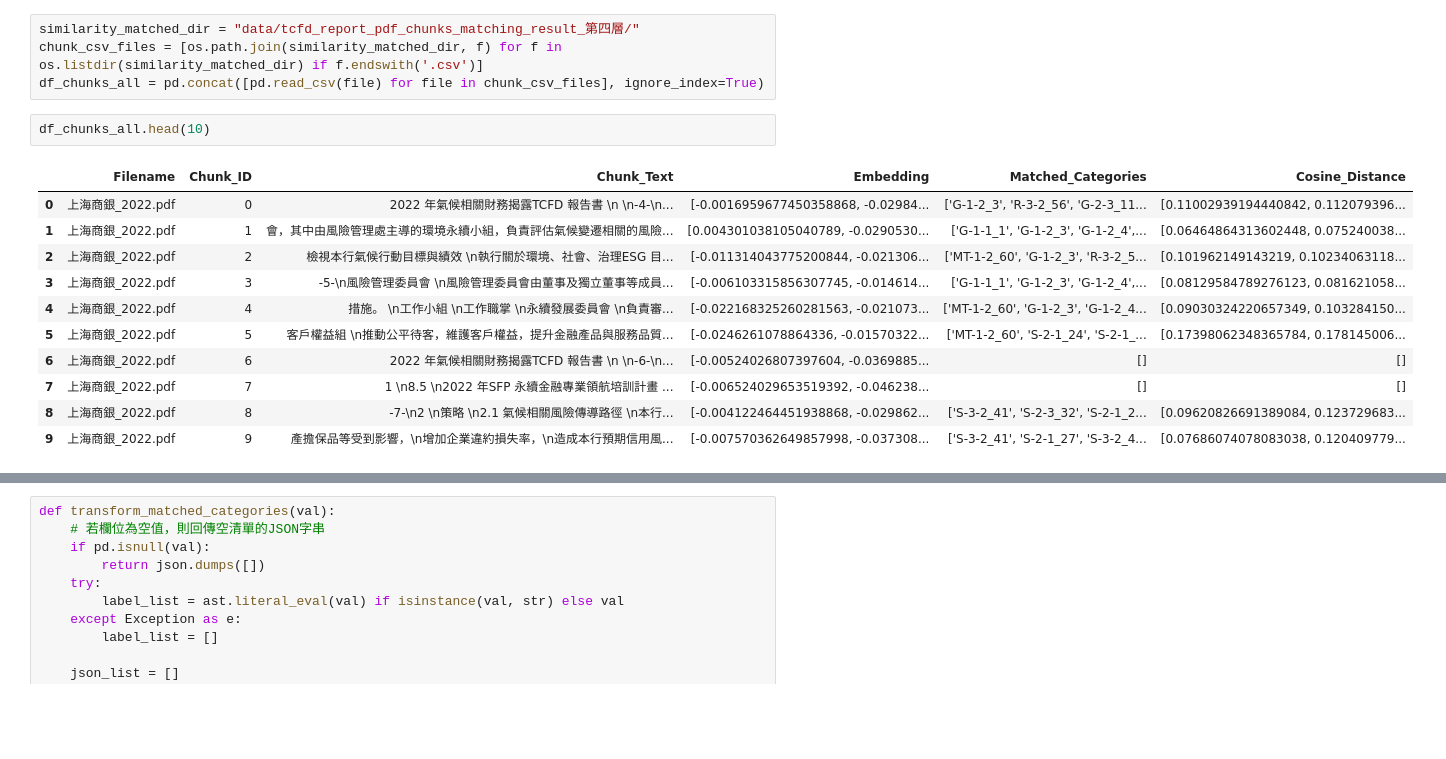
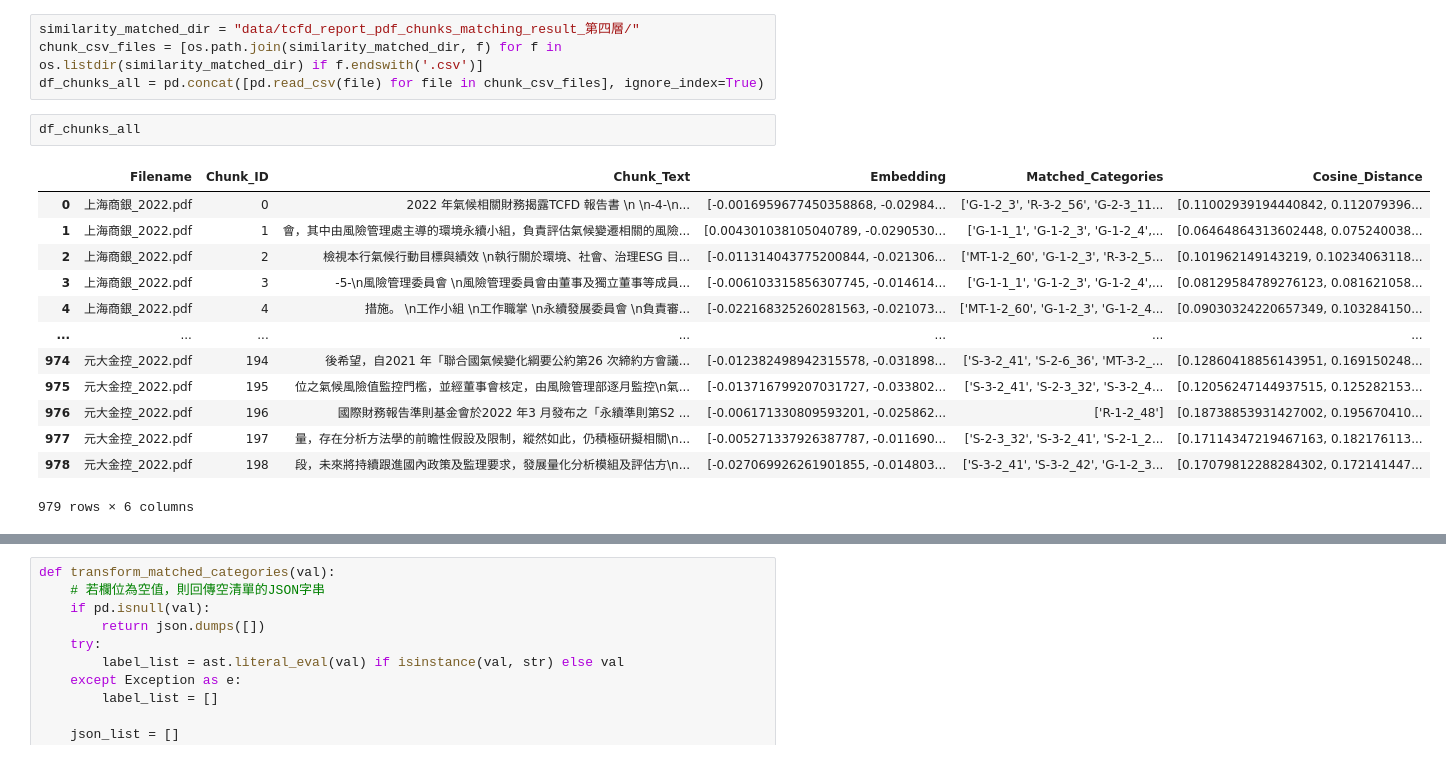
Before and after one commit to Mattis3858/Automated-model-to-assess-TCFD-reports, a Jupyter notebook: llm_second_verification_accuracy_analysis.ipynb, the cells around one changed output, grey strips where cells are left out. Cells and saved outputs as stored; diff of their text form; blank space fills up the shorter version.

```diff
--- a/llm_second_verification_accuracy_analysis.ipynb
+++ b/llm_second_verification_accuracy_analysis.ipynb
@@ -94,19 +94,21 @@ similarity_matched_dir = "data/tcfd_report_pdf_chunks_matching_result_第四層/
 chunk_csv_files = [os.path.join(similarity_matched_dir, f) for f in os.listdir(similarity_matched_dir) if f.endswith('.csv')]
 df_chunks_all = pd.concat([pd.read_csv(file) for file in chunk_csv_files], ignore_index=True)
 # %%
-df_chunks_all.head(10)
+df_chunks_all
 # %% [output]
 |  | Filename | Chunk_ID | Chunk_Text | Embedding | Matched_Categories | Cosine_Distance |
 | 0 | 上海商銀_2022.pdf | 0 | 2022 年氣候相關財務揭露TCFD 報告書 \n \n-4-\n... | [-0.0016959677450358868, -0.02984... | ['G-1-2_3', 'R-3-2_56', 'G-2-3_11... | [0.11002939194440842, 0.112079396... |
 | 1 | 上海商銀_2022.pdf | 1 | 會，其中由風險管理處主導的環境永續小組，負責評估氣候變遷相關的風險... | [0.004301038105040789, -0.0290530... | ['G-1-1_1', 'G-1-2_3', 'G-1-2_4',... | [0.06464864313602448, 0.075240038... |
 | 2 | 上海商銀_2022.pdf | 2 | 檢視本行氣候行動目標與績效 \n執行關於環境、社會、治理ESG 目... | [-0.011314043775200844, -0.021306... | ['MT-1-2_60', 'G-1-2_3', 'R-3-2_5... | [0.101962149143219, 0.10234063118... |
 | 3 | 上海商銀_2022.pdf | 3 | -5-\n風險管理委員會 \n風險管理委員會由董事及獨立董事等成員... | [-0.006103315856307745, -0.014614... | ['G-1-1_1', 'G-1-2_3', 'G-1-2_4',... | [0.08129584789276123, 0.081621058... |
 | 4 | 上海商銀_2022.pdf | 4 | 措施。 \n工作小組 \n工作職掌 \n永續發展委員會 \n負責審... | [-0.022168325260281563, -0.021073... | ['MT-1-2_60', 'G-1-2_3', 'G-1-2_4... | [0.09030324220657349, 0.103284150... |
-| 5 | 上海商銀_2022.pdf | 5 | 客戶權益組 \n推動公平待客，維護客戶權益，提升金融產品與服務品質... | [-0.0246261078864336, -0.01570322... | ['MT-1-2_60', 'S-2-1_24', 'S-2-1_... | [0.17398062348365784, 0.178145006... |
-| 6 | 上海商銀_2022.pdf | 6 | 2022 年氣候相關財務揭露TCFD 報告書 \n \n-6-\n... | [-0.00524026807397604, -0.0369885... | [] | [] |
-| 7 | 上海商銀_2022.pdf | 7 | 1 \n8.5 \n2022 年SFP 永續金融專業領航培訓計畫 ... | [-0.006524029653519392, -0.046238... | [] | [] |
-| 8 | 上海商銀_2022.pdf | 8 | -7-\n2 \n策略 \n2.1 氣候相關風險傳導路徑 \n本行... | [-0.004122464451938868, -0.029862... | ['S-3-2_41', 'S-2-3_32', 'S-2-1_2... | [0.09620826691389084, 0.123729683... |
-| 9 | 上海商銀_2022.pdf | 9 | 產擔保品等受到影響，\n增加企業違約損失率，\n造成本行預期信用風... | [-0.007570362649857998, -0.037308... | ['S-3-2_41', 'S-2-1_27', 'S-3-2_4... | [0.07686074078083038, 0.120409779... |
+| ... | ... | ... | ... | ... | ... | ... |
+| 974 | 元大金控_2022.pdf | 194 | 後希望，自2021 年「聯合國氣候變化綱要公約第26 次締約方會議... | [-0.012382498942315578, -0.031898... | ['S-3-2_41', 'S-2-6_36', 'MT-3-2_... | [0.12860418856143951, 0.169150248... |
+| 975 | 元大金控_2022.pdf | 195 | 位之氣候風險值監控門檻，並經董事會核定，由風險管理部逐月監控\n氣... | [-0.013716799207031727, -0.033802... | ['S-3-2_41', 'S-2-3_32', 'S-3-2_4... | [0.12056247144937515, 0.125282153... |
+| 976 | 元大金控_2022.pdf | 196 | 國際財務報告準則基金會於2022 年3 月發布之「永續準則第S2 ... | [-0.006171330809593201, -0.025862... | ['R-1-2_48'] | [0.18738853931427002, 0.195670410... |
+| 977 | 元大金控_2022.pdf | 197 | 量，存在分析方法學的前瞻性假設及限制，縱然如此，仍積極研擬相關\n... | [-0.005271337926387787, -0.011690... | ['S-2-3_32', 'S-3-2_41', 'S-2-1_2... | [0.17114347219467163, 0.182176113... |
+| 978 | 元大金控_2022.pdf | 198 | 段，未來將持續跟進國內政策及監理要求，發展量化分析模組及評估方\n... | [-0.027069926261901855, -0.014803... | ['S-3-2_41', 'S-3-2_42', 'G-1-2_3... | [0.17079812288284302, 0.172141447... |
+979 rows × 6 columns
 # %%
 # 定義一個函式來轉換欄位值，如果已經是 list 就直接返回
 def convert_to_list(x):
```
Also changed, not shown: parts of 14 cells of this notebook.
